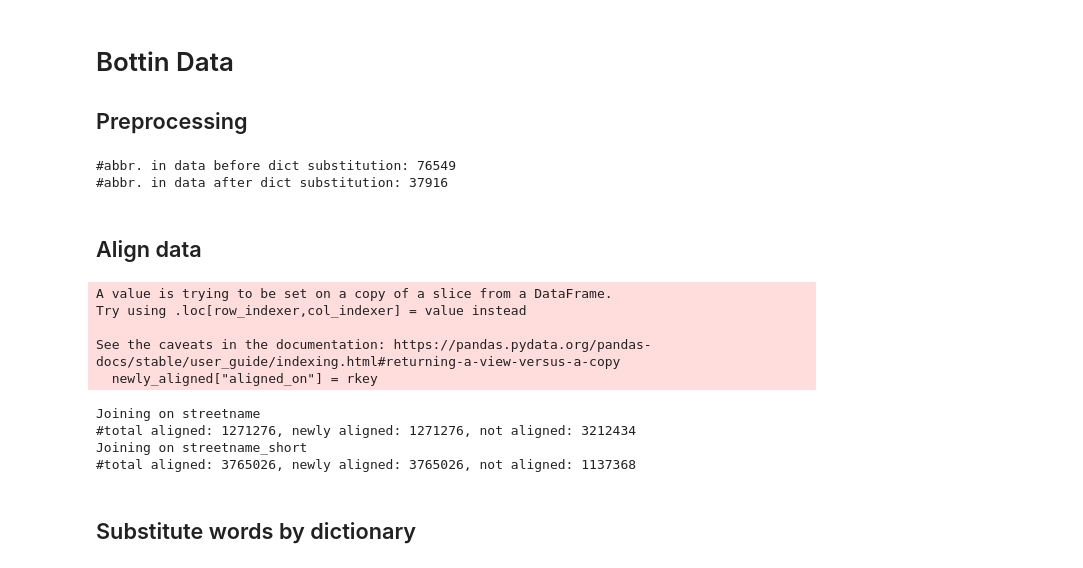
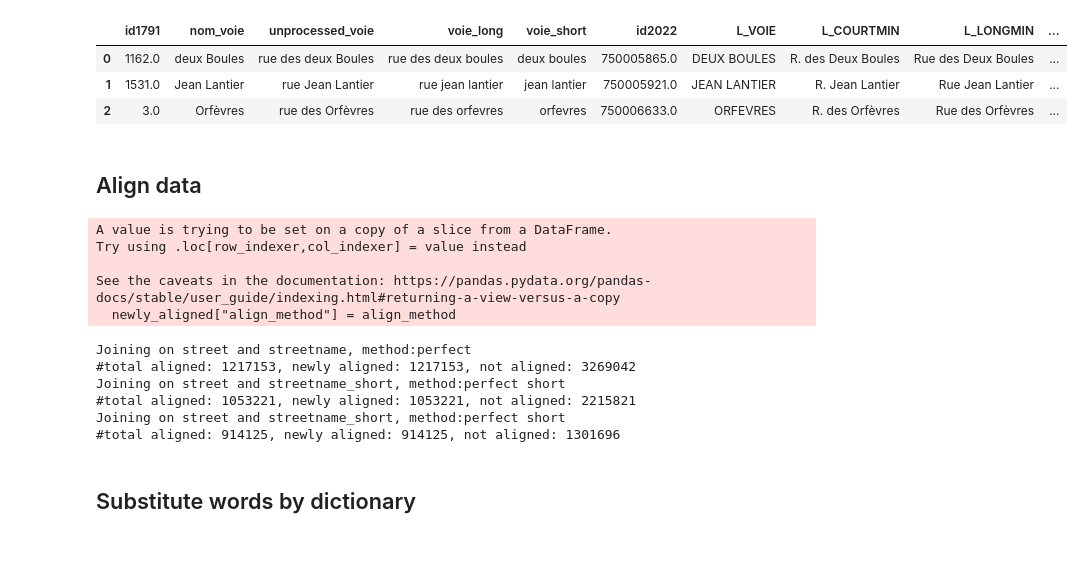
Before and after one commit to leamarxen/Paris_City_Project, a Jupyter notebook: Alignment.ipynb, the cells around one changed output. Drawn from its saved outputs; the diff is of its cells as text; code cells hidden in the pictures.

```diff
--- a/Alignment.ipynb
+++ b/Alignment.ipynb
@@ -77,3 +9,0 @@ streets
-# %% [markdown]
-# Bottin Data
-## Preprocessing
@@ -106,25 +9,0 @@ pfx_select["nve"] = "neuve"
-# %%
-# load bottin data and preprocess
-# change as many abbreviations as possible
-
-bottins = pd.read_csv("data/strict_addressing.csv")
-bottins["Rue"] = bottins["Rue"].fillna("")
-bottins = preprocess(bottins, "Rue", map_dict)
-
-def get_abbreviation(street):
-    # returns streets which include a "."
-    try:
-        if "." in street:
-            return street
-    except:
-        print(street)
-
-# get number of abbreviations
-print("#abbr. in data before dict substitution:", len(set([get_abbreviation(street) for street in list(bottins["Rue_prep"])])))
-# substitute abbreviations
-bottins["Rue_no_abbr"] = bottins["Rue_prep"].str.split().apply(lambda x: ' '.join([pfx_select.get(e, e) for e in x]))
-# see how many abbreviations are left
-print("#abbr. in data after dict substitution:", len(set([get_abbreviation(street) for street in list(bottins["Rue_no_abbr"])])))
-# %% [output]
-#abbr. in data before dict substitution: 76549
-#abbr. in data after dict substitution: 37916
@@ -131,2 +15,9 @@ print("#abbr. in data after dict substitution:", len(set([get_abbreviation(stree
+# %%
+streets.head(3)
+# %% [output]
+|  | id1791 | nom_voie | unprocessed_voie | voie_long | voie_short | id2022 | L_VOIE | L_COURTMIN | L_LONGMIN | ... |
+| 0 | 1162.0 | deux Boules | rue des deux Boules | rue des deux boules | deux boules | 750005865.0 | DEUX BOULES | R. des Deux Boules | Rue des Deux Boules | ... |
+| 1 | 1531.0 | Jean Lantier | rue Jean Lantier | rue jean lantier | jean lantier | 750005921.0 | JEAN LANTIER | R. Jean Lantier | Rue Jean Lantier | ... |
+| 2 | 3.0 | Orfèvres | rue des Orfèvres | rue des orfevres | orfevres | 750006633.0 | ORFEVRES | R. des Orfèvres | Rue des Orfèvres | ... |
 # %% [markdown]
 ## Align data
@@ -161,16 +24,21 @@ def align_on_column(df_not_aligned, df_streets, df_aligned=pd.DataFrame(), merge
 # %%
-long_aligned, not_aligned = align_on_column(bottins, streets, mergeOnLeft="Rue_no_abbr", mergeOnRight=["streetname"])
-short_aligned, not_aligned = align_on_column(df_not_aligned = not_aligned, df_streets= streets,
-                    mergeOnLeft="Rue_no_abbr", mergeOnRight=["streetname_short"])
+long_aligned, not_aligned = align_on_column(df_not_aligned = bottins, df_streets = streets,
+                    mergeOnLeft="street", mergeOnRight="streetname", align_method="perfect")
+u_short_aligned, not_aligned = align_on_column(df_not_aligned = not_aligned, df_streets= unique_short_s,
+                    mergeOnLeft="street", mergeOnRight="streetname_short", align_method="perfect short")
+nu_short_aligned, not_aligned = align_on_column(df_not_aligned = not_aligned, df_streets= non_unique_short_s,
+                    mergeOnLeft="street", mergeOnRight="streetname_short", align_method="perfect short")
 # %% [output]
 A value is trying to be set on a copy of a slice from a DataFrame.
 Try using .loc[row_indexer,col_indexer] = value instead
 
 See the caveats in the documentation: https://pandas.pydata.org/pandas-docs/stable/user_guide/indexing.html#returning-a-view-versus-a-copy
-  newly_aligned["aligned_on"] = rkey
+  newly_aligned["align_method"] = align_method
-Joining on streetname
-#total aligned: 1271276, newly aligned: 1271276, not aligned: 3212434
-Joining on streetname_short
-#total aligned: 3765026, newly aligned: 3765026, not aligned: 1137368
+Joining on street and streetname, method:perfect
+#total aligned: 1217153, newly aligned: 1217153, not aligned: 3269042
+Joining on street and streetname_short, method:perfect short
+#total aligned: 1053221, newly aligned: 1053221, not aligned: 2215821
+Joining on street and streetname_short, method:perfect short
+#total aligned: 914125, newly aligned: 914125, not aligned: 1301696
 # %% [markdown]
 ## Substitute words by dictionary
```
Also changed, not shown: parts of 23 cells of this notebook, 6 other files.
